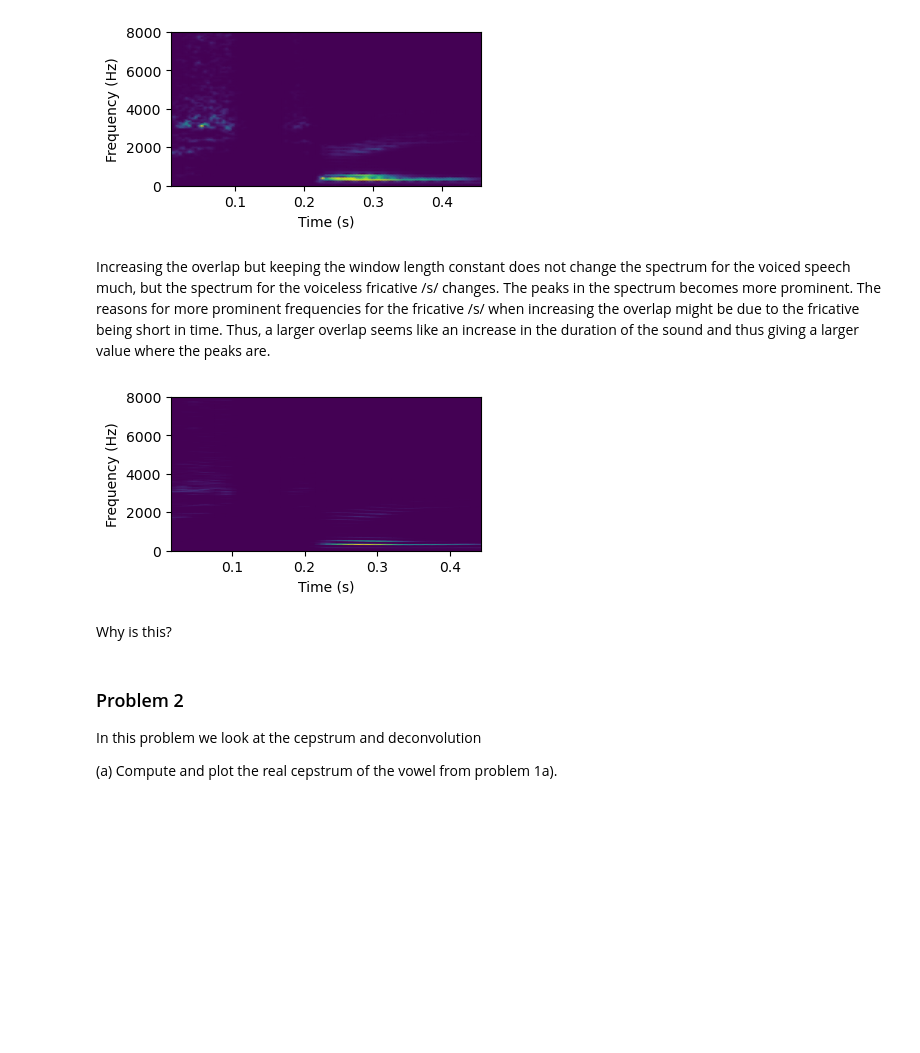
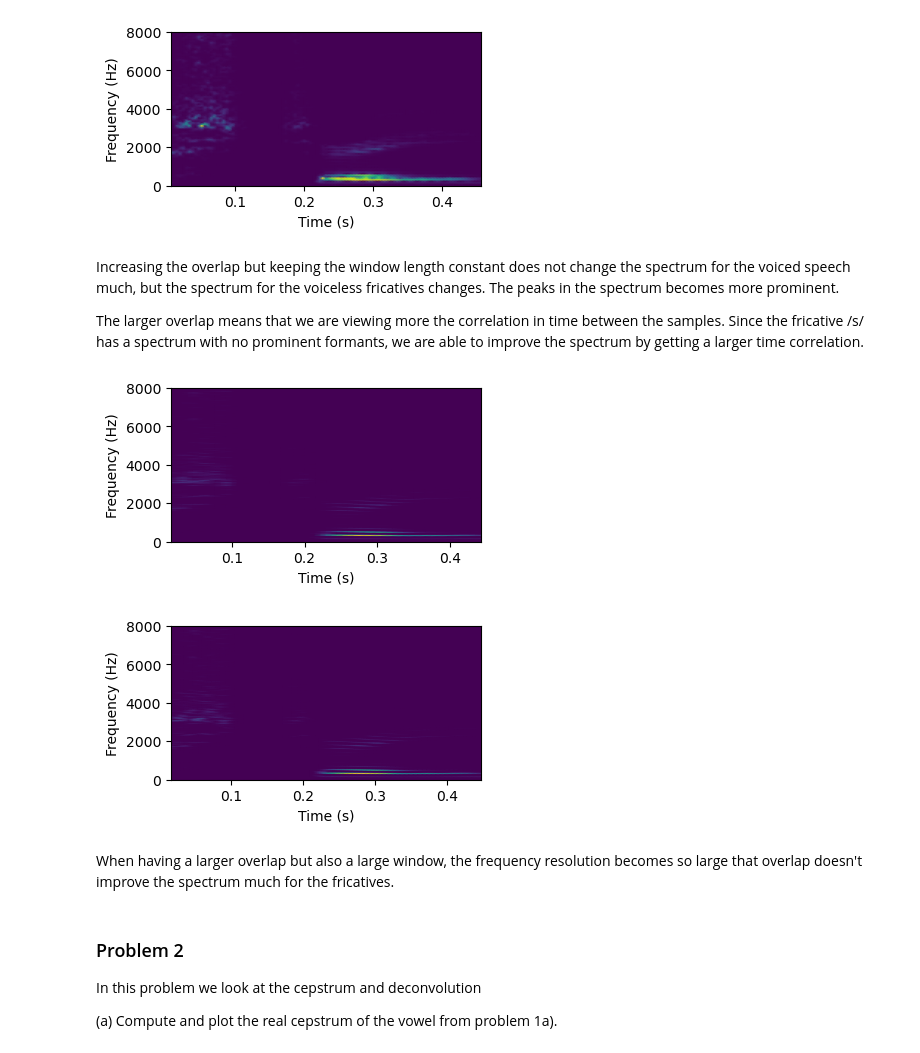
Before and after one commit to martinfsl/TTT4185, a Jupyter notebook: Assignments/Assignment_1/TTT4185_assignment_1.ipynb, the cells around one changed output. Cells and saved outputs as stored; diff of their text form; code cells hidden in the pictures; blank space fills up the shorter version.

```diff
--- a/Assignments/Assignment_1/TTT4185_assignment_1.ipynb
+++ b/Assignments/Assignment_1/TTT4185_assignment_1.ipynb
@@ -180,13 +178,17 @@ plotSpectrogram(200, 128)
 [figure]
 [figure]
 # %% [markdown]
-Increasing the overlap but keeping the window length constant does not change the spectrum for the voiced speech much, but the spectrum for the voiceless fricative /s/ changes. The peaks in the spectrum becomes more prominent. The reasons for more prominent frequencies for the fricative /s/ when increasing the overlap might be due to the fricative being short in time. Thus, a larger overlap seems like an increase in the duration of the sound and thus giving a larger value where the peaks are.
+Increasing the overlap but keeping the window length constant does not change the spectrum for the voiced speech much, but the spectrum for the voiceless fricatives changes. The peaks in the spectrum becomes more prominent.
+
+The larger overlap means that we are viewing more the correlation in time between the samples. Since the fricative /s/ has a spectrum with no prominent formants, we are able to improve the spectrum by getting a larger time correlation.
 # %%
 plotSpectrogram(500, 256)
+plotSpectrogram(500, 400)
 # %% [output]
 [figure]
+[figure, added]
-# %% [markdown]
-Why is this?
+# %% [markdown]
+When having a larger overlap but also a large window, the frequency resolution becomes so large that overlap doesn't improve the spectrum much for the fricatives.
 # %% [markdown]
 ### Problem 2
 In this problem we look at the cepstrum and deconvolution
```
Also changed, not shown: parts of 23 cells of this notebook.
